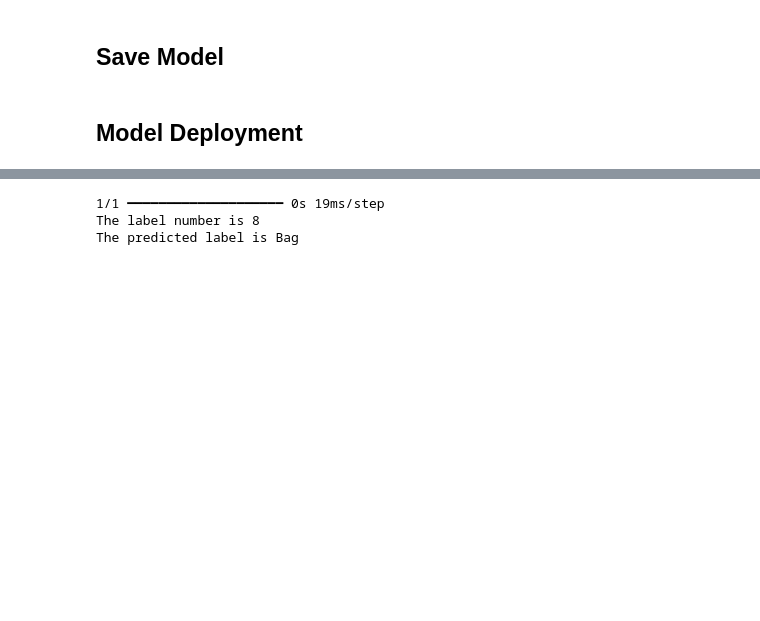
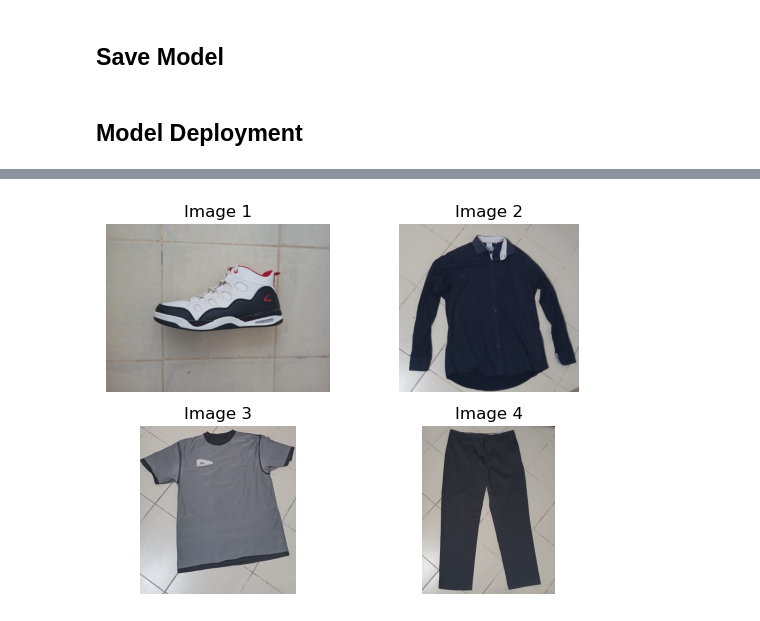
Before and after one commit to iamisaackn/AI-Fashion-Image-Classification, a Jupyter notebook: notebook.ipynb, the cells around one changed output, grey strips where cells are left out. Cells and saved outputs as stored; diff of their text form; code cells hidden in the pictures; blank space fills up the shorter version.

```diff
--- a/notebook.ipynb
+++ b/notebook.ipynb
@@ -359,28 +350,27 @@ Downloading data from 'https://github.com/danielgatis/rembg/releases/download/v0
-# %%
-from PIL import Image
-import numpy as np
-import tensorflow as tf
-
-# Load the image
-image_path = "test/test1.jpeg"
-image = Image.open(image_path).convert('L')  # Convert to grayscale
-image = image.resize((28, 28))  # Resize to 28x28 pixels
-
-# Convert the image to a numpy array and normalize pixel values
-image_array = np.array(image) / 255.0
-
-# Expand dimensions to match the input shape expected by the model
-image_array = np.expand_dims(image_array, axis=(0, -1))
-
-# Predict the label
-label = np.argmax(model.predict(image_array).round(2))
-print("The label number is", label)
-
-# Print the corresponding label name
-label_names = ["T-shirt/top", "Trouser", "Pullover", "Dress", "Coat",
-               "Sandal", "Shirt", "Sneaker", "Bag", "Ankle boot"]
-print("The predicted label is", label_names[label])
-# %% [output]
-1/1 ━━━━━━━━━━━━━━━━━━━━ 0s 19ms/step
-The label number is 8
-The predicted label is Bag
+# %%
+# Load images
+img1 = Image.open("test/test1.jpeg")
+img2 = Image.open("test/test2.jpeg")
+img3 = Image.open("test/test3.jpeg")
+img4 = Image.open("test/test4.jpeg")
+
+# Display images
+fig, axs = plt.subplots(2, 2)  # Create a 2x2 grid for displaying images
+
+# Display each image in the subplot
+axs[0, 0].imshow(img1)
+axs[0, 0].set_title('Image 1')
+axs[0, 1].imshow(img2)
+axs[0, 1].set_title('Image 2')
+axs[1, 0].imshow(img3)
+axs[1, 0].set_title('Image 3')
+axs[1, 1].imshow(img4)
+axs[1, 1].set_title('Image 4')
+
+# Hide axes
+for ax in axs.flat:
+    ax.axis('off')
+
+plt.show();
+# %% [output]
+[figure, added]
```
Also changed, not shown: parts of 16 cells of this notebook, 5 other files.
